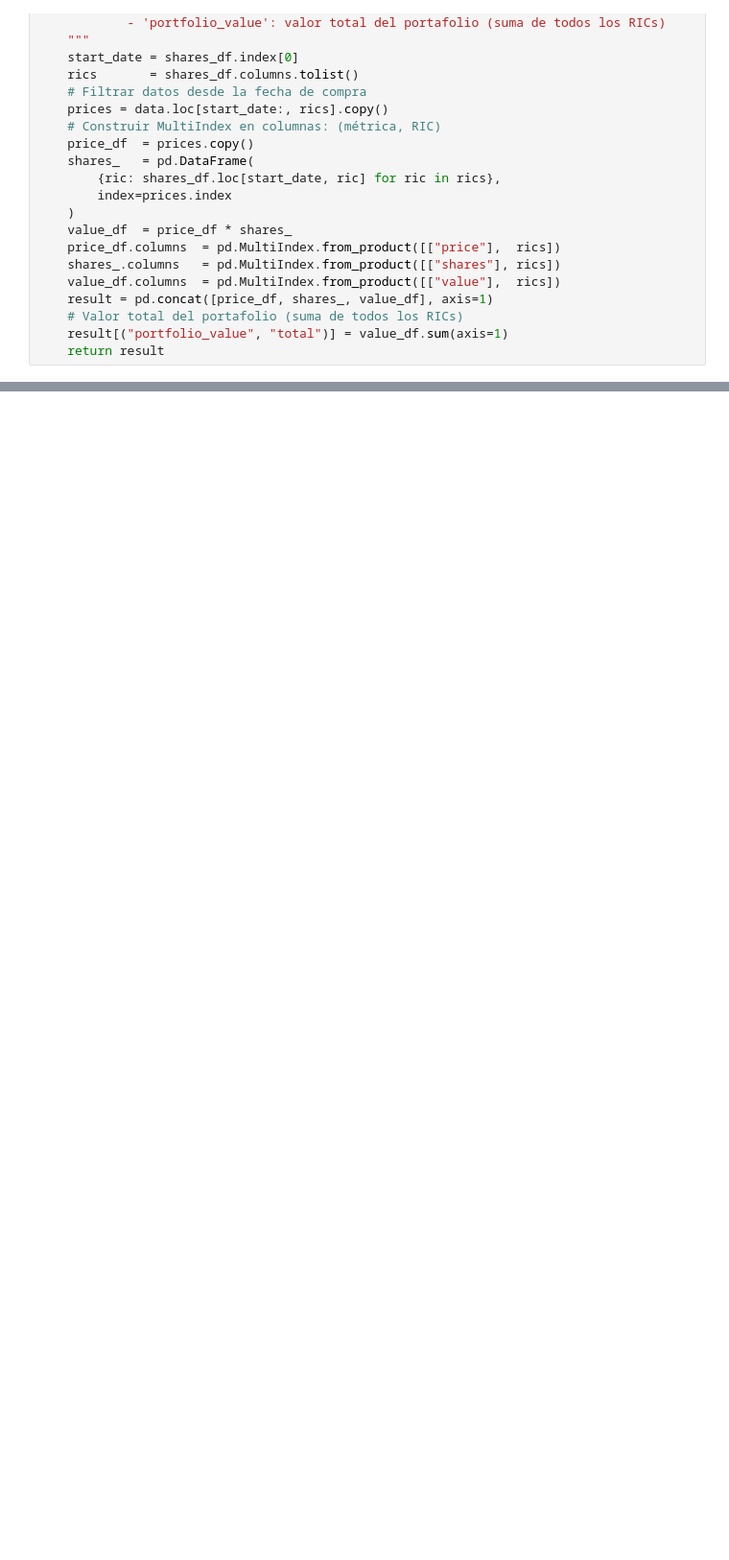
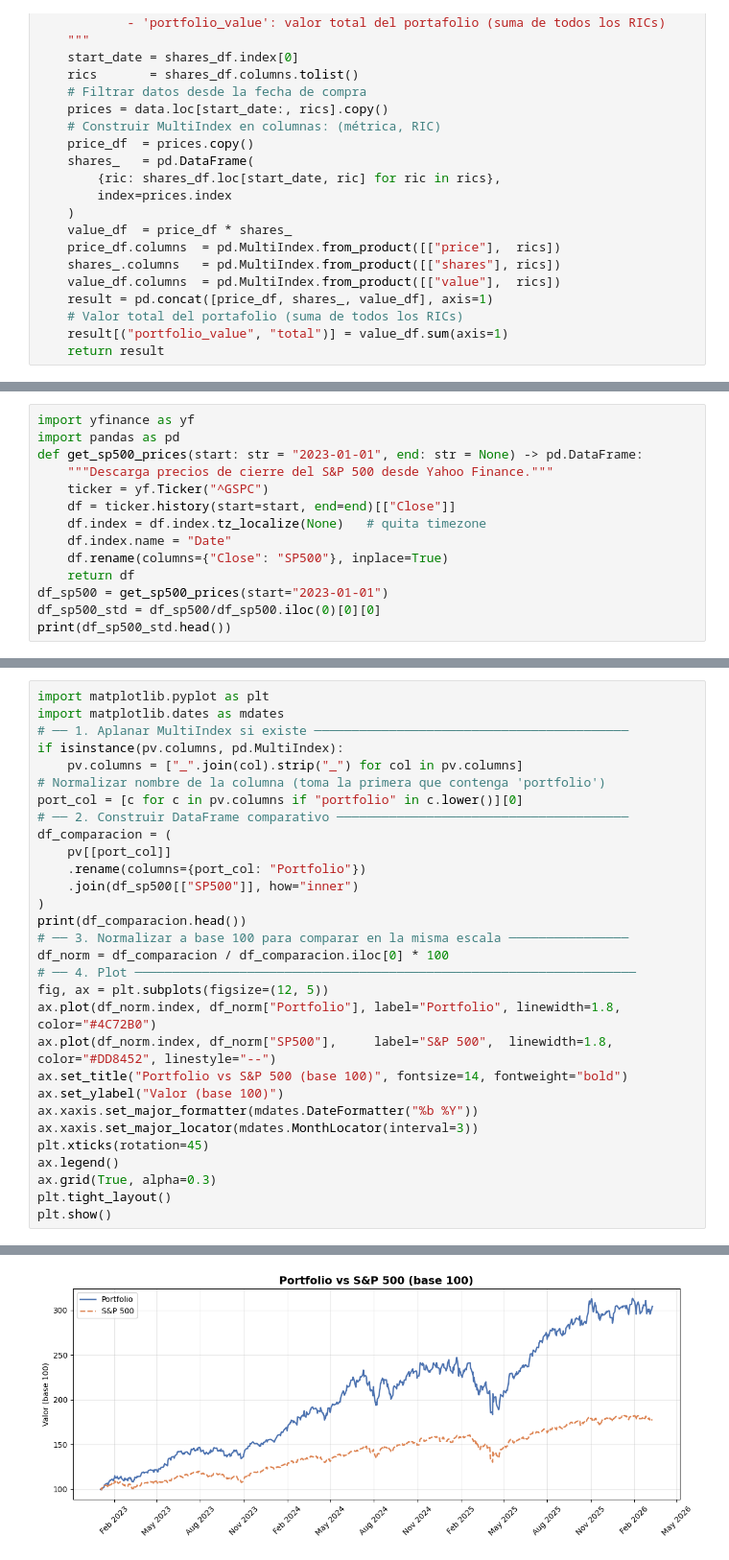
Before and after one commit to neftalivldz/finanzas_2026, a Jupyter notebook: 04_backtesting.ipynb, the cells around one changed output, grey strips where cells are left out. Shown at 96% size. Drawn from its saved outputs; the diff is of its cells as text; blank space fills up the shorter version.

```diff
--- a/04_backtesting.ipynb
+++ b/04_backtesting.ipynb
@@ -271,0 +291,14 @@ pv[("portfolio_value", "total")].plot(title="Evolución del Portafolio", figsize
+# %%
+import yfinance as yf
+import pandas as pd
+def get_sp500_prices(start: str = "2023-01-01", end: str = None) -> pd.DataFrame:
+    """Descarga precios de cierre del S&P 500 desde Yahoo Finance."""
+    ticker = yf.Ticker("^GSPC")
+    df = ticker.history(start=start, end=end)[["Close"]]
+    df.index = df.index.tz_localize(None)   # quita timezone
+    df.index.name = "Date"
+    df.rename(columns={"Close": "SP500"}, inplace=True)
+    return df
+df_sp500 = get_sp500_prices(start="2023-01-01")
+df_sp500_std = df_sp500/df_sp500.iloc(0)[0][0]
+print(df_sp500_std.head())
@@ -271,0 +319,31 @@ pv[("portfolio_value", "total")].plot(title="Evolución del Portafolio", figsize
+# %%
+import matplotlib.pyplot as plt
+import matplotlib.dates as mdates
+# ── 1. Aplanar MultiIndex si existe ──────────────────────────────────────────
+if isinstance(pv.columns, pd.MultiIndex):
+    pv.columns = ["_".join(col).strip("_") for col in pv.columns]
+# Normalizar nombre de la columna (toma la primera que contenga 'portfolio')
+port_col = [c for c in pv.columns if "portfolio" in c.lower()][0]
+# ── 2. Construir DataFrame comparativo ───────────────────────────────────────
+df_comparacion = (
+    pv[[port_col]]
+    .rename(columns={port_col: "Portfolio"})
+    .join(df_sp500[["SP500"]], how="inner")
+)
+print(df_comparacion.head())
+# ── 3. Normalizar a base 100 para comparar en la misma escala ────────────────
+df_norm = df_comparacion / df_comparacion.iloc[0] * 100
+# ── 4. Plot ───────────────────────────────────────────────────────────────────
+fig, ax = plt.subplots(figsize=(12, 5))
+ax.plot(df_norm.index, df_norm["Portfolio"], label="Portfolio", linewidth=1.8, color="#4C72B0")
+ax.plot(df_norm.index, df_norm["SP500"],     label="S&P 500",  linewidth=1.8, color="#DD8452", linestyle="--")
+ax.set_title("Portfolio vs S&P 500 (base 100)", fontsize=14, fontweight="bold")
+ax.set_ylabel("Valor (base 100)")
+ax.xaxis.set_major_formatter(mdates.DateFormatter("%b %Y"))
+ax.xaxis.set_major_locator(mdates.MonthLocator(interval=3))
+plt.xticks(rotation=45)
+ax.legend()
+ax.grid(True, alpha=0.3)
+plt.tight_layout()
+plt.show()
+# %% [output]
@@ -271,0 +357 @@ pv[("portfolio_value", "total")].plot(title="Evolución del Portafolio", figsize
+[figure, added]
```
Also changed, not shown: parts of 13 cells of this notebook, 4 other files.
